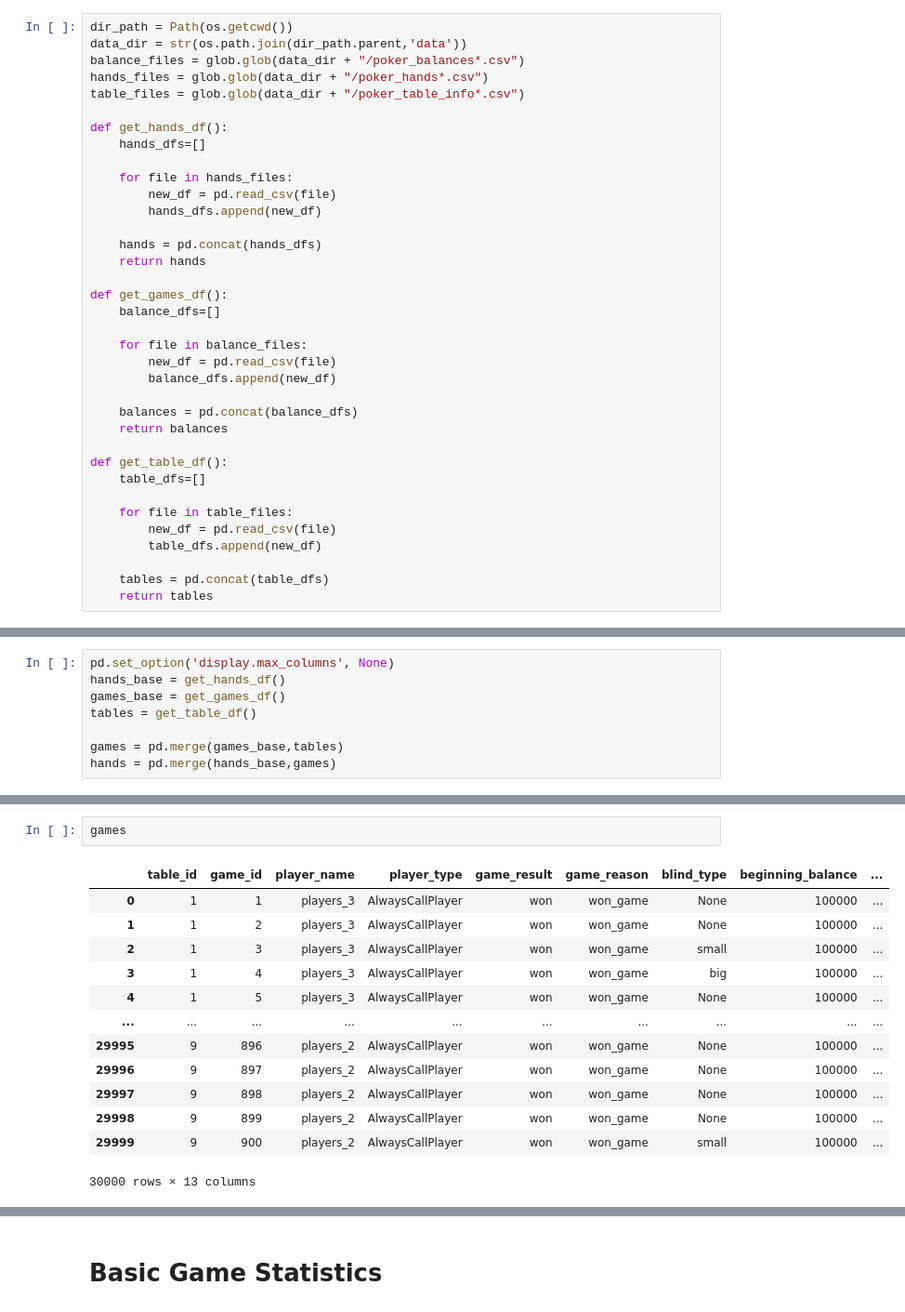
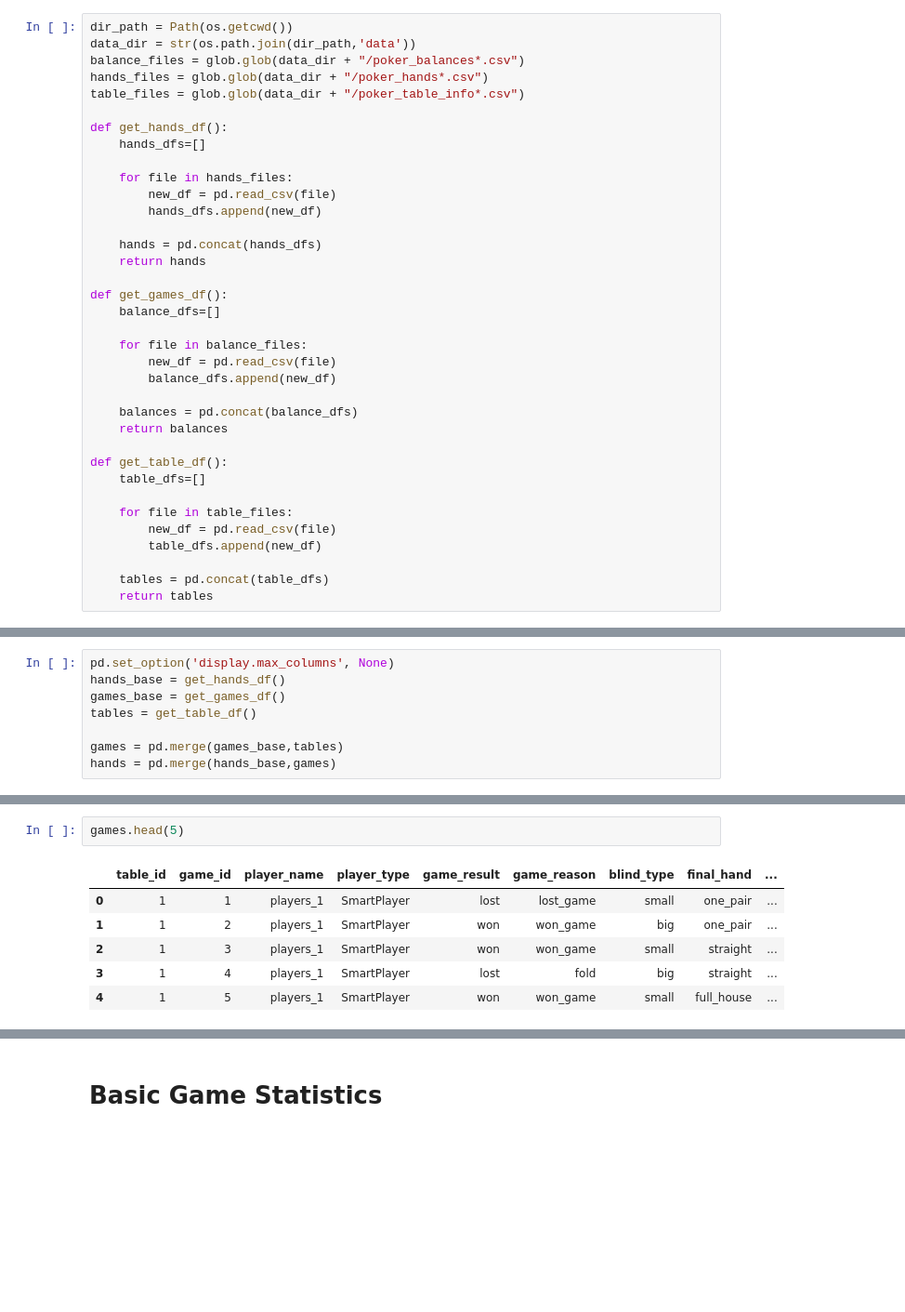
Before and after one commit to Silber8806/PokerPro, a Jupyter notebook: source_code/analysis/Poker Simulation Analysis.ipynb, the cells around one changed output, grey strips where cells are left out. Shown at 93% size. Drawn from its saved outputs; the diff is of its cells as text; blank space fills up the shorter version.

```diff
--- a/source_code/analysis/Poker Simulation Analysis.ipynb
+++ b/source_code/analysis/Poker Simulation Analysis.ipynb
@@ -7,6 +10,6 @@ from pathlib import Path
 # %%
 dir_path = Path(os.getcwd())
-data_dir = str(os.path.join(dir_path.parent,'data'))
+data_dir = str(os.path.join(dir_path,'data'))
 balance_files = glob.glob(data_dir + "/poker_balances*.csv")
 hands_files = glob.glob(data_dir + "/poker_hands*.csv")
 table_files = glob.glob(data_dir + "/poker_table_info*.csv")
@@ -71,17 +67,10 @@ tables
 # %%
-games
+games.head(5)
 # %% [output]
-|  | table_id | game_id | player_name | player_type | game_result | game_reason | blind_type | beginning_balance | ... |
-| 0 | 1 | 1 | players_3 | AlwaysCallPlayer | won | won_game | None | 100000 | ... |
-| 1 | 1 | 2 | players_3 | AlwaysCallPlayer | won | won_game | None | 100000 | ... |
-| 2 | 1 | 3 | players_3 | AlwaysCallPlayer | won | won_game | small | 100000 | ... |
-| 3 | 1 | 4 | players_3 | AlwaysCallPlayer | won | won_game | big | 100000 | ... |
-| 4 | 1 | 5 | players_3 | AlwaysCallPlayer | won | won_game | None | 100000 | ... |
-| ... | ... | ... | ... | ... | ... | ... | ... | ... | ... |
-| 29995 | 9 | 896 | players_2 | AlwaysCallPlayer | won | won_game | None | 100000 | ... |
-| 29996 | 9 | 897 | players_2 | AlwaysCallPlayer | won | won_game | None | 100000 | ... |
-| 29997 | 9 | 898 | players_2 | AlwaysCallPlayer | won | won_game | None | 100000 | ... |
-| 29998 | 9 | 899 | players_2 | AlwaysCallPlayer | won | won_game | None | 100000 | ... |
-| 29999 | 9 | 900 | players_2 | AlwaysCallPlayer | won | won_game | small | 100000 | ... |
+|  | table_id | game_id | player_name | player_type | game_result | game_reason | blind_type | final_hand | ... |
+| 0 | 1 | 1 | players_1 | SmartPlayer | lost | lost_game | small | one_pair | ... |
+| 1 | 1 | 2 | players_1 | SmartPlayer | won | won_game | big | one_pair | ... |
+| 2 | 1 | 3 | players_1 | SmartPlayer | won | won_game | small | straight | ... |
+| 3 | 1 | 4 | players_1 | SmartPlayer | lost | fold | big | straight | ... |
+| 4 | 1 | 5 | players_1 | SmartPlayer | won | won_game | small | full_house | ... |
-30000 rows × 13 columns
 # %%
```
Also changed, not shown: parts of 17 cells of this notebook, 1 other file.
